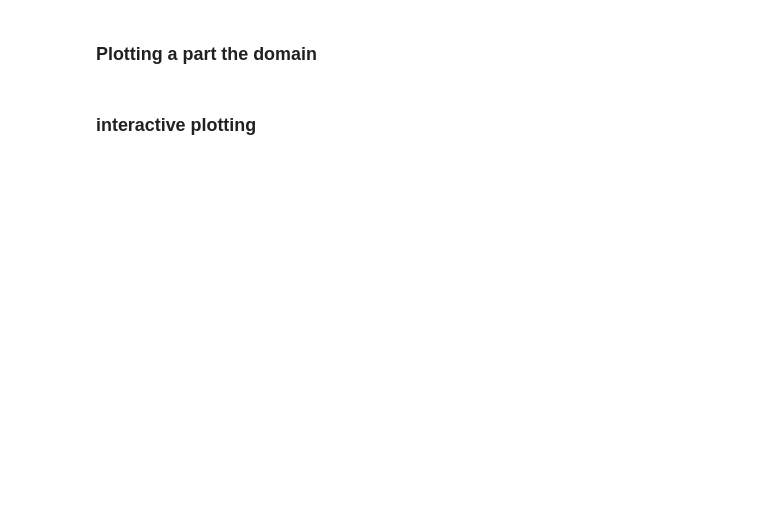
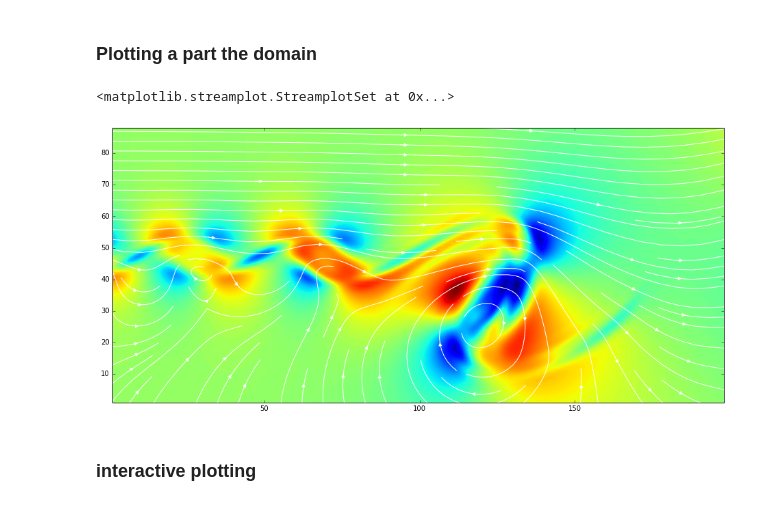
Before and after one commit to marcinofulus/LBM_tutorial, a Jupyter notebook: LBM_tutorial03.ipynb, the cells around one changed output. Saved outputs shown, nothing was run; the diff lists cells and outputs as text; code cells hidden in the pictures; blank space fills up the shorter version.

```diff
--- a/LBM_tutorial03.ipynb
+++ b/LBM_tutorial03.ipynb
@@ -68,20 +121,23 @@ plt.plot(vx[:,800])
 # %% [markdown]
 ### Plotting a part  the domain
 # %%
-data = np.load("ex4A.0.04000.npz")
+data = np.load("data/ex4A.0.04000.npz")
 vx,vy = data['v']
 s = (slice(80,170,1),slice(20,220,1))
 
 vx, vy  = vx[s],vy[s]
 Dxvx,Dyvx = np.gradient(vx)
 Dxvy,Dyvy = np.gradient(vy)
 ny,nx = vx.shape
 Y,X = np.mgrid[0:ny,0:nx]
 plt.figure(figsize=(16,float(ny)/nx*16))
 plt.xlim(1,nx-2)
 plt.ylim(1,ny-2)
 plt.contourf(X,Y,Dyvx-Dxvy,256)
 plt.streamplot(X,Y,vx,vy,color='white')
+# %% [output]
+<matplotlib.streamplot.StreamplotSet at 0x...>
+[figure, added]
 # %% [markdown]
 ### interactive plotting
 # %%
```
Also changed, not shown: parts of 14 cells of this notebook, 8 other files.
